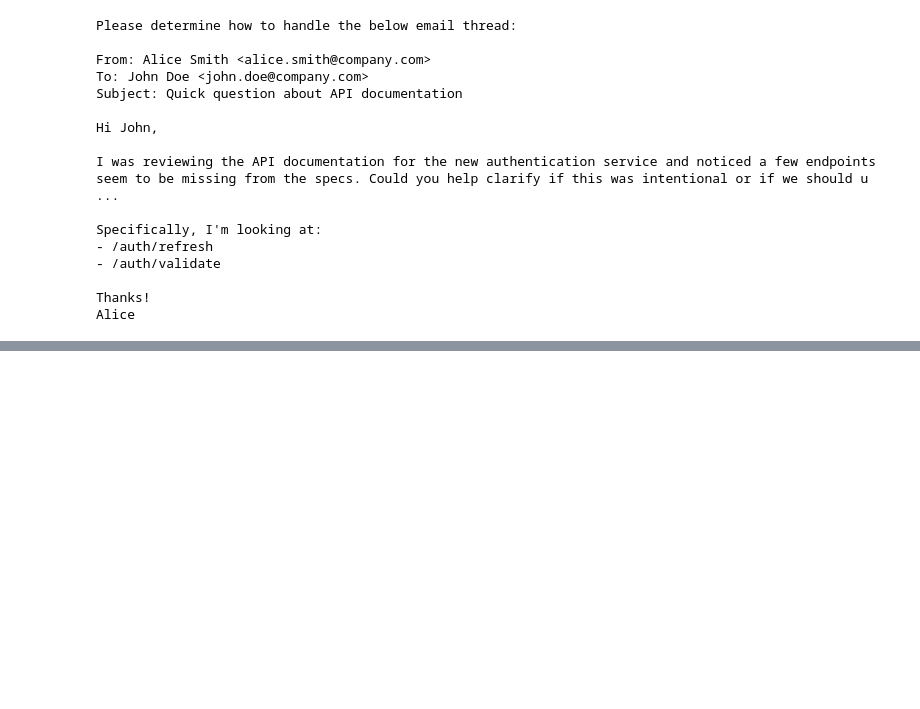
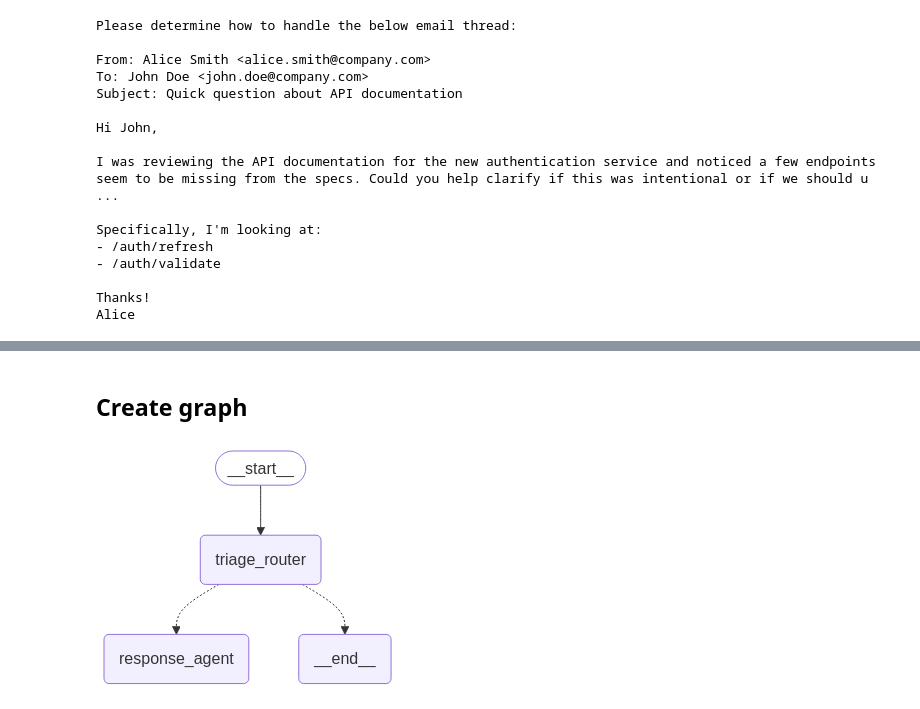
Before and after one commit to praffuln/agentic-ai, a Jupyter notebook: memory.ipynb, the cells around one changed output, grey strips where cells are left out. Drawn from its saved outputs; the diff is of its cells as text; code cells hidden in the pictures; blank space fills up the shorter version.

```diff
--- a/memory.ipynb
+++ b/memory.ipynb
@@ -305,0 +396,22 @@ RESPOND
+# %%
+tools=[write_email, schedule_meeting, check_calendar_availability]
+# %%
+from langchain_google_genai import GoogleGenerativeAI
+from langchain.agents import initialize_agent, AgentType
+from langchain.callbacks import StreamlitCallbackHandler
+import google.generativeai as genai
+genai.configure(api_key=os.environ['GEMINI_API_KEY'])
+
+!pip install langchain_groq
+from langchain_groq import ChatGroq
+
+llm = ChatGroq(model="llama-3.3-70b-versatile")
+
+
+agent = initialize_agent(
+    tools,
+    llm,
+    agent=AgentType.ZERO_SHOT_REACT_DESCRIPTION,  # Specify the agent type
+    prompt = agent_system_prompt,
+    verbose=True
+)
@@ -305,0 +458,6 @@ RESPOND
+# %%
+from langgraph.graph import add_messages
+
+class State(TypedDict):
+    email_input: dict
+    messages: Annotated[list, add_messages]
@@ -305,0 +533,13 @@ RESPOND
+# %% [markdown]
+## Create graph
+# %%
+email_agent = StateGraph(State)
+email_agent = email_agent.add_node(triage_router)
+email_agent = email_agent.add_node("response_agent", agent)
+email_agent = email_agent.add_edge(START, "triage_router")
+email_agent = email_agent.compile()
+# %%
+# Show the agent
+display(Image(email_agent.get_graph(xray=True).draw_mermaid_png()))
+# %% [output]
+[figure, added]
```
Also changed, not shown: parts of 23 cells of this notebook.
